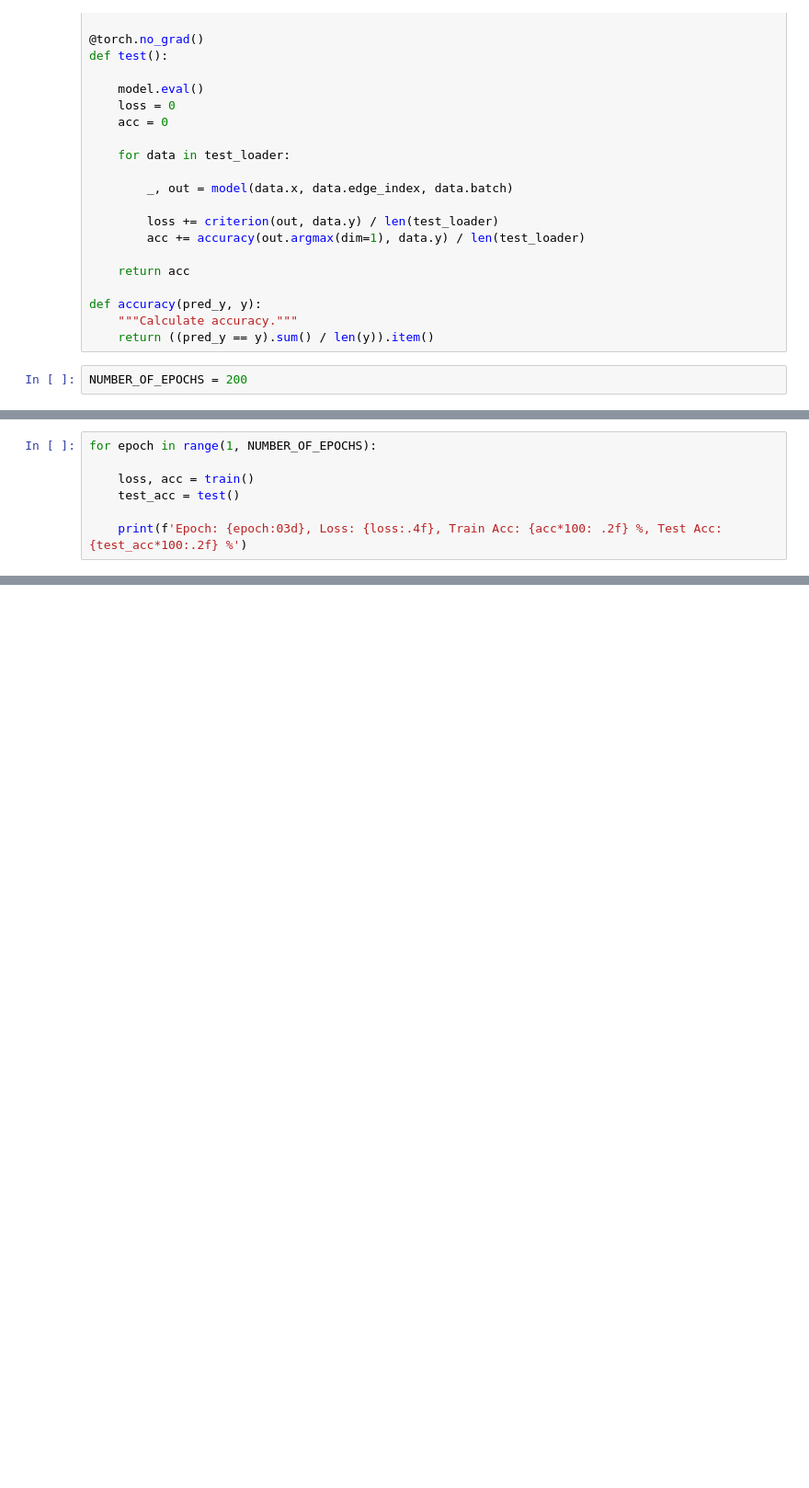
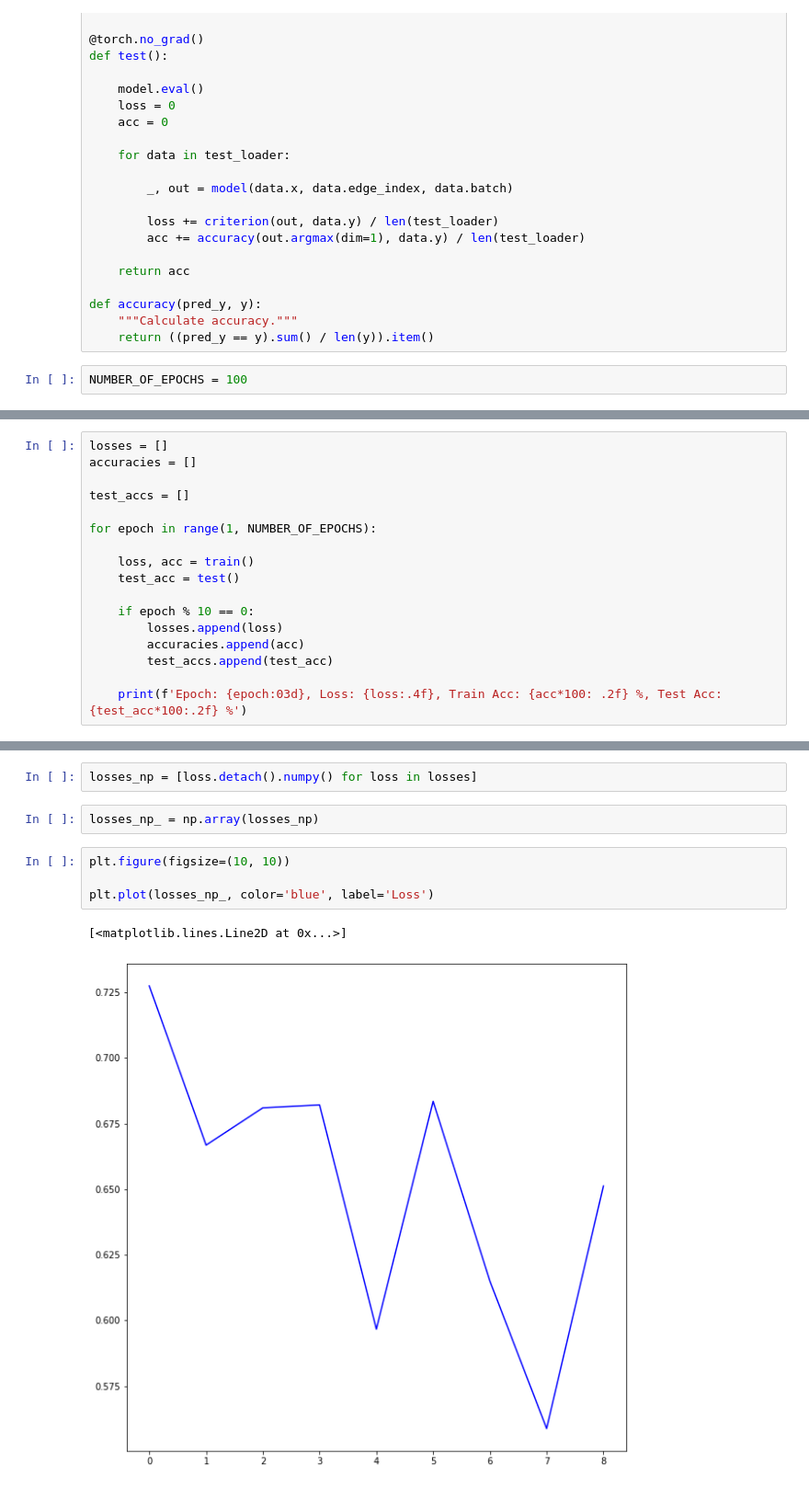
Before and after one commit to LakhderAmine99/Graph_Neural_Networks, a Jupyter notebook: enzymes_classification.ipynb, the cells around one changed output, grey strips where cells are left out. Shown at 92% size. Cells and saved outputs as stored; diff of their text form; blank space fills up the shorter version.

```diff
--- a/enzymes_classification.ipynb
+++ b/enzymes_classification.ipynb
@@ -146,4 +169,4 @@ def accuracy(pred_y, y):
     """Calculate accuracy."""
     return ((pred_y == y).sum() / len(y)).item()
 # %%
-NUMBER_OF_EPOCHS = 200
+NUMBER_OF_EPOCHS = 100
@@ -150,8 +175,18 @@ NUMBER_OF_EPOCHS = 200
 # %%
+losses = []
+accuracies = []
+
+test_accs = []
+
 for epoch in range(1, NUMBER_OF_EPOCHS):
 
     loss, acc = train()
     test_acc = test()
 
+    if epoch % 10 == 0:
+        losses.append(loss)
+        accuracies.append(acc)
+        test_accs.append(test_acc)
+
     print(f'Epoch: {epoch:03d}, Loss: {loss:.4f}, Train Acc: {acc*100: .2f} %, Test Acc: {test_acc*100:.2f} %')
 # %% [output]
@@ -174,0 +212,11 @@ Epoch: 199, Loss: 0.6257, Train Acc:  59.53 %, Test Acc: 52.34 %
+# %%
+losses_np = [loss.detach().numpy() for loss in losses]
+# %%
+losses_np_ = np.array(losses_np)
+# %%
+plt.figure(figsize=(10, 10))
+
+plt.plot(losses_np_, color='blue', label='Loss')
+# %% [output]
+[<matplotlib.lines.Line2D at 0x...>]
+[figure, added]
```
Also changed, not shown: parts of 18 cells of this notebook.
